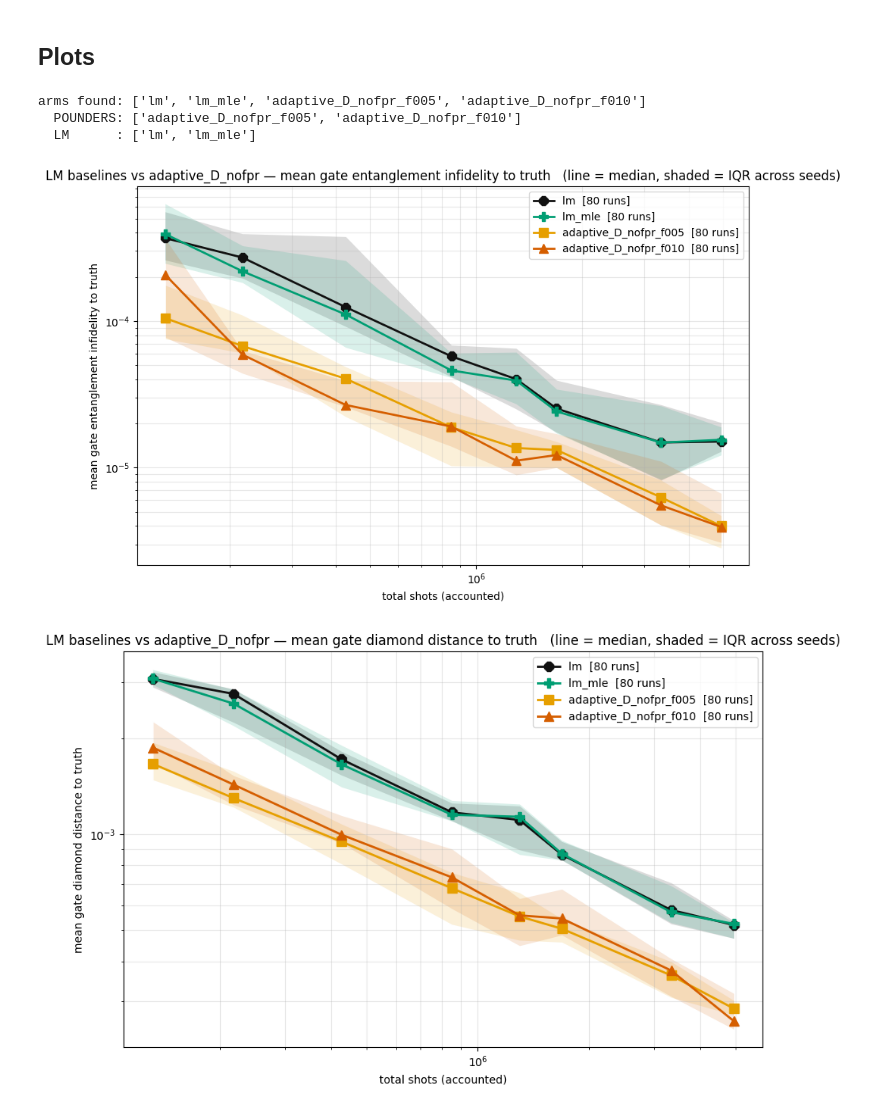
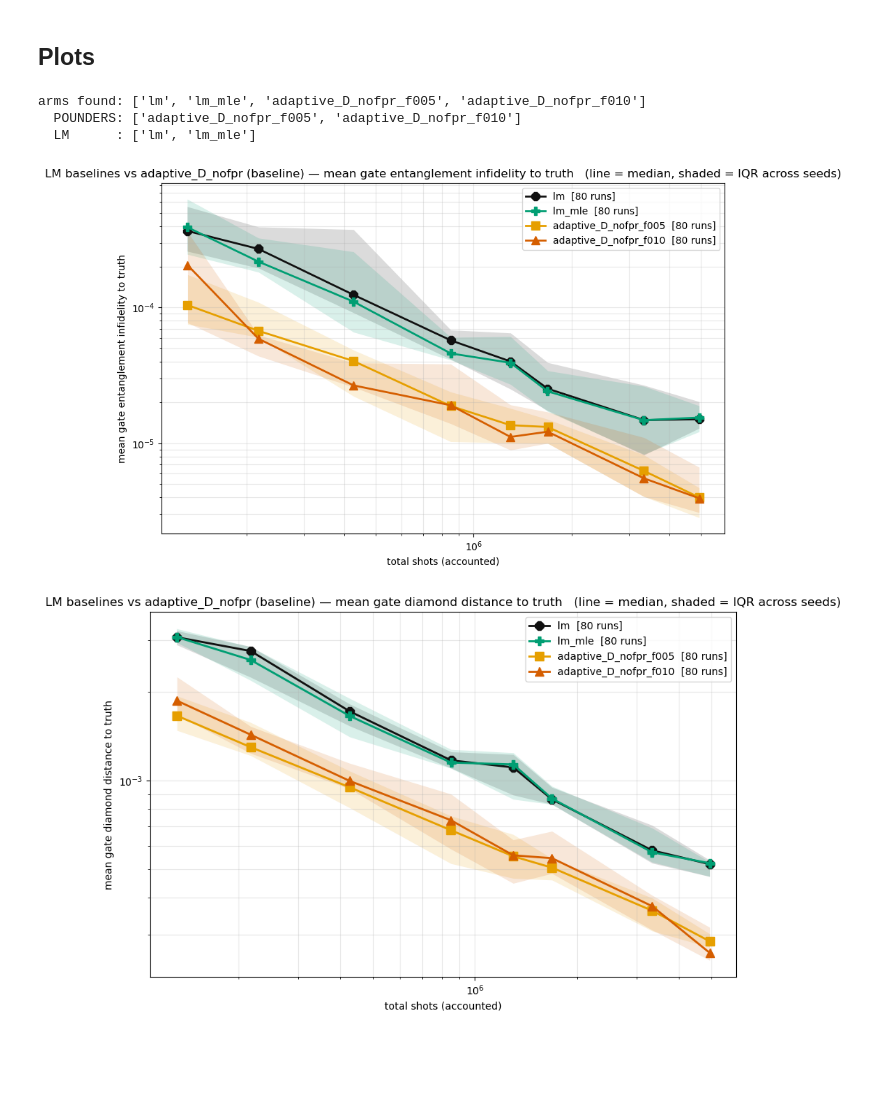
Before and after one commit to POptUS/IBCDFO, a Jupyter notebook: GST_POUNDERS/seed_sweep_experiments/estimator_comparison.ipynb, the cells around one changed output. Saved outputs shown, nothing was run; the diff lists cells and outputs as text; code cells hidden in the pictures; blank space fills up the shorter version.

```diff
--- a/GST_POUNDERS/seed_sweep_experiments/estimator_comparison.ipynb
+++ b/GST_POUNDERS/seed_sweep_experiments/estimator_comparison.ipynb
@@ -79,8 +79,15 @@ SHOW_FRACTIONS = [0.05,0.1]
 # drop it from this list) whenever the question is "does adapting beat not adapting".
 HIDE_ARMS = ["adaptive_D_nofpr", "fixed_no_fpr"]
 
+# Which device's results to read.  The baseline trees sit beside this notebook; the
+# clean-gate device (Gxpi2 scaled x0.01, experiment_config_cleanX.json) is under cleanX/ and
+# is deliberately invisible to the default glob, so pointing at it has to be explicit.
+#   DIR             -> baseline device
+#   DIR / "cleanX"  -> clean-gate device
+RUN_ROOT = DIR
+
 RUN_GLOB = "all_methods_comparison*"
-RUNS = [r for r in sorted(DIR.glob(RUN_GLOB)) if r.is_dir()]
+RUNS = [r for r in sorted(RUN_ROOT.glob(RUN_GLOB)) if r.is_dir()]
 
 
 def seed_dirs(run):
@@ -185,7 +192,29 @@ def load():
 df = load()
 if df.empty:
     raise FileNotFoundError(
-        f"No summary.json under {DIR}/{RUN_GLOB}/seed_*/*/ . Run compare_all_methods first.")
+        f"No summary.json under {RUN_ROOT}/{RUN_GLOB}/seed_*/*/ . Run the sweep first.")
+
+# A metric that is meant to be positive but comes out <= 0 is not noise: it is the metric
+# hitting its numerical floor.  On the clean-gate device Gxpi2's true infidelity is 6.9e-05,
+# below the estimation noise floor, so pyGSTi's entanglement infidelity computes a fidelity
+# fractionally above 1 and the result goes negative -- in 207 of 550 run-level means, lm
+# included.  Such points cannot be drawn on a log axis: matplotlib omits them silently and
+# every surviving median is biased upward, so the panel would look healthy and be wrong.
+# Refuse the metric instead, and say so.
+UNUSABLE = []
+for _m in ("infidelity", "diamond", "spam_td"):
+    if _m not in df.columns:
+        continue
+    _bad = int((df[_m] <= 0).sum())
+    if _bad:
+        UNUSABLE.append(_m)
+        _worst = df.loc[df[_m] <= 0, "method"].value_counts()
+        print(f"!! {_m}: {_bad} of {len(df)} values <= 0 -- metric is at its numerical floor, "
+              f"NOT plotted")
+        print(f"   worst arms: " + ", ".join(f"{k} ({v})" for k, v in _worst.head(3).items()))
+if UNUSABLE:
+    print("   (this is the metric failing, not the method -- it hits the LM arms too)")
+    print()
 
 if FULL_CIRCUITS_ONLY:
     # nunique over the ratio, per arm: an arm counts as full-design only if EVERY run of it
@@ -295,6 +324,8 @@ for _i, _m in enumerate(sorted(set(df["method"]) - set(STYLE))):
 METRICS = (("infidelity", "mean gate entanglement infidelity to truth"),
            ("diamond",    "mean gate diamond distance to truth"),
            ("spam_td",    "mean SPAM trace distance to truth"))
+# drop anything the load cell flagged as sitting on its numerical floor
+METRICS = tuple((k, lbl) for k, lbl in METRICS if k not in UNUSABLE)
 
 # Spread around the median, across the seeds within each run folder.
 #   "iqr"  - shaded 25th-75th percentile band (readable with several series overlapping)
@@ -363,33 +394,38 @@ def order(ms):
     return head + sorted(ms - set(head))
 
 ALL_ARMS = order(df["method"].dropna().unique())
 LM_ARMS = [m for m in ALL_ARMS if m.startswith("lm")]
 POUNDERS_ARMS = [m for m in ALL_ARMS if m not in LM_ARMS]
 ADAPTIVE_ARMS = [m for m in POUNDERS_ARMS if m.startswith("adaptive")]
 print("arms found:", ALL_ARMS)
 print("  POUNDERS:", POUNDERS_ARMS)
 print("  LM      :", LM_ARMS)
 
 # One figure per metric: every LM baseline against every adaptive_D_nofpr fraction, at
 # matched revealed shots. Two metrics x one arm group = two figures.
 #   lm      = pyGSTi defaults: chi2 up the max-length ladder, one dlogl at the end
 #   lm_mle  = dlogl at every ladder stage, no chi2 warmup, same 1918-circuit design
 #   *_fNNN  = adaptive allocation, no FPR, NNN/100 of the budget spent uniformly first
-plot(LM_ARMS + ADAPTIVE_ARMS, "LM baselines vs adaptive_D_nofpr", "cmp")
+# Figure names carry the device, so pointing RUN_ROOT at another tree cannot silently
+# overwrite the previous device's plots -- which is exactly what happened the first time.
+PREFIX = "cmp" if RUN_ROOT == DIR else f"cmp_{RUN_ROOT.name}"
+plot(LM_ARMS + ADAPTIVE_ARMS,
+     f"LM baselines vs adaptive_D_nofpr ({RUN_ROOT.name if RUN_ROOT != DIR else 'baseline'})",
+     PREFIX)
 
 print("figures written to", DIR)
 
 
 # ---- median table, one row per budget -------------------------------------------------
 for metric, ylabel in METRICS:
     piv = df.pivot_table(index="run", columns="method", values=metric, aggfunc="median")
     if piv.dropna(how="all").empty:
         continue
     print(f"\nmedian {ylabel} by budget")
     print(piv.to_string(float_format=lambda v: f"{v:.3e}"))
 # %% [output]
 arms found: ['lm', 'lm_mle', 'adaptive_D_nofpr_f005', 'adaptive_D_nofpr_f010']
   POUNDERS: ['adaptive_D_nofpr_f005', 'adaptive_D_nofpr_f010']
   LM      : ['lm', 'lm_mle']
-[figure, old version]
+[figure, new version]
-[figure, old version]
+[figure, new version]
```
Also changed, not shown: parts of 1 cell of this notebook.
